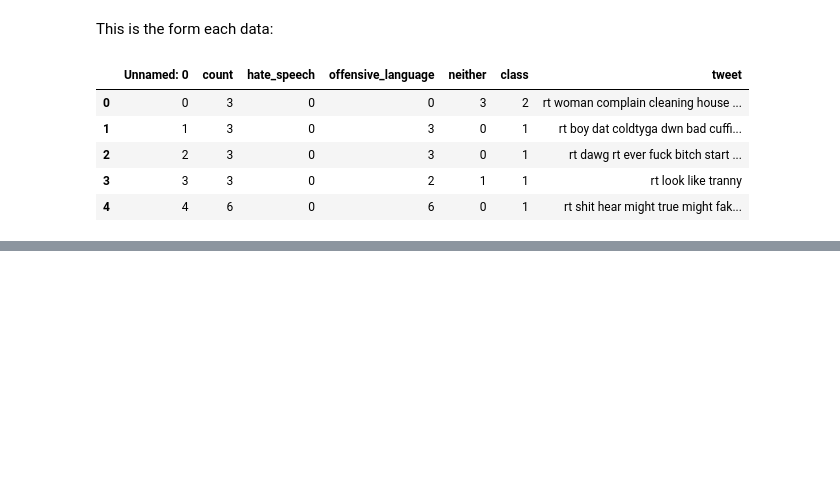
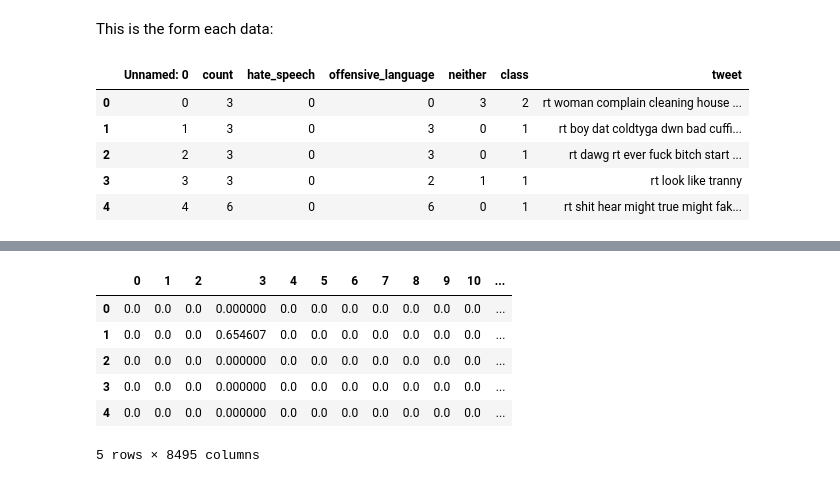
Before and after one commit to raulbs7/Machine-Learning-Techniques-Project, a Jupyter notebook: NLP_Supervised_Project/4_Classification.ipynb, the cells around one changed output, grey strips where cells are left out. Saved outputs shown, nothing was run; the diff lists cells and outputs as text; code cells hidden in the pictures; blank space fills up the shorter version.

```diff
--- a/NLP_Supervised_Project/4_Classification.ipynb
+++ b/NLP_Supervised_Project/4_Classification.ipynb
@@ -66,0 +86,13 @@ features
+# %%
+features = MinMaxScaler().fit_transform(features)
+# %%
+df_classes = pd.concat([pd.DataFrame(features), tweets['class']], axis=1)
+df_classes.head()
+# %% [output]
+|  | 0 | 1 | 2 | 3 | 4 | 5 | 6 | 7 | 8 | 9 | 10 | ... |
+| 0 | 0.0 | 0.0 | 0.0 | 0.000000 | 0.0 | 0.0 | 0.0 | 0.0 | 0.0 | 0.0 | 0.0 | ... |
+| 1 | 0.0 | 0.0 | 0.0 | 0.654607 | 0.0 | 0.0 | 0.0 | 0.0 | 0.0 | 0.0 | 0.0 | ... |
+| 2 | 0.0 | 0.0 | 0.0 | 0.000000 | 0.0 | 0.0 | 0.0 | 0.0 | 0.0 | 0.0 | 0.0 | ... |
+| 3 | 0.0 | 0.0 | 0.0 | 0.000000 | 0.0 | 0.0 | 0.0 | 0.0 | 0.0 | 0.0 | 0.0 | ... |
+| 4 | 0.0 | 0.0 | 0.0 | 0.000000 | 0.0 | 0.0 | 0.0 | 0.0 | 0.0 | 0.0 | 0.0 | ... |
+5 rows × 8495 columns
```
Also changed, not shown: parts of 11 cells of this notebook.
